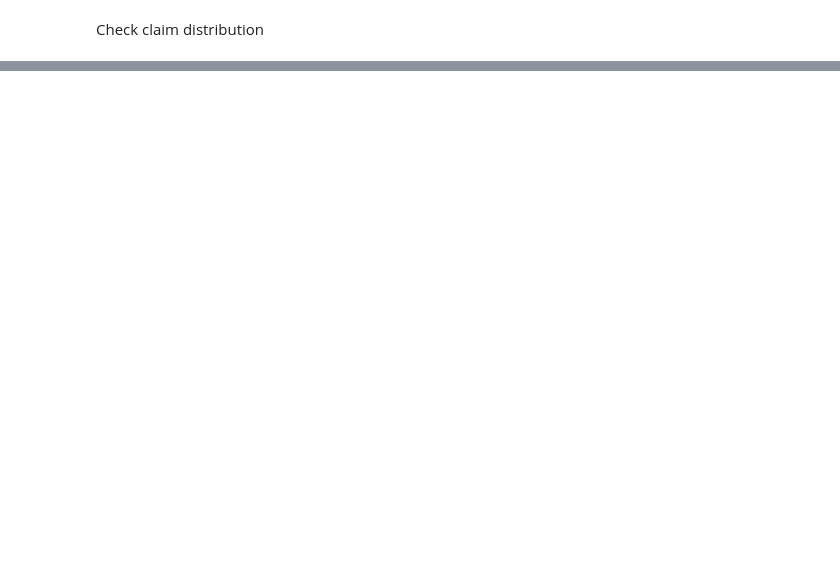
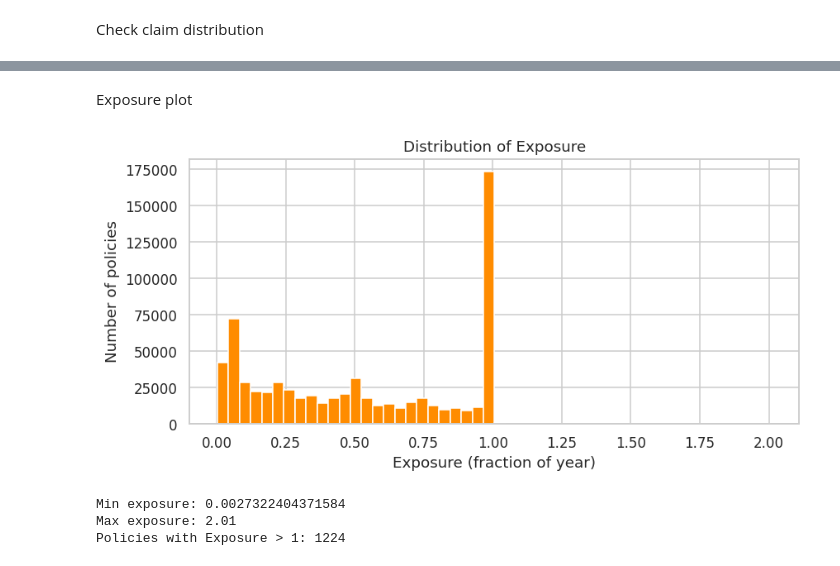
Before and after one commit to Bassey-data/Auto-insurance-claim-frequency, a Jupyter notebook: notebooks/01_data_prep.ipynb, the cells around one changed output, grey strips where cells are left out. Drawn from its saved outputs; the diff is of its cells as text; code cells hidden in the pictures; blank space fills up the shorter version.

```diff
--- a/notebooks/01_data_prep.ipynb
+++ b/notebooks/01_data_prep.ipynb
@@ -182,0 +352,21 @@ plt.show()
+# %% [markdown]
+Exposure plot
+# %%
+fig, ax = plt.subplots(figsize=(8, 4))
+
+ax.hist(df["Exposure"], bins=50, color="darkorange")
+ax.set_title("Distribution of Exposure")
+ax.set_xlabel("Exposure (fraction of year)")
+ax.set_ylabel("Number of policies")
+
+plt.tight_layout()
+plt.show()
+
+print(f"Min exposure: {df['Exposure'].min()}")
+print(f"Max exposure: {df['Exposure'].max()}")
+print(f"Policies with Exposure > 1: {(df['Exposure'] > 1).sum()}")
+# %% [output]
+[figure, added]
+Min exposure: 0.0027322404371584
+Max exposure: 2.01
+Policies with Exposure > 1: 1224
```
Also changed, not shown: parts of 16 cells of this notebook.
